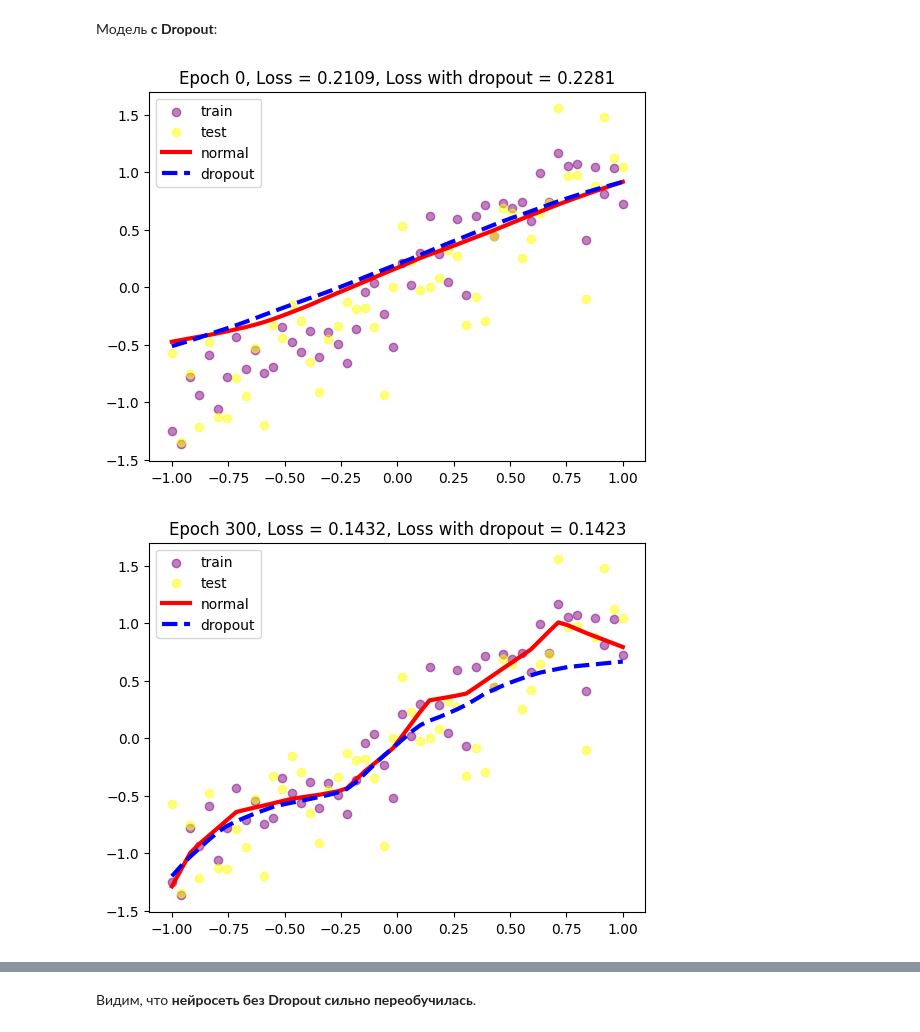
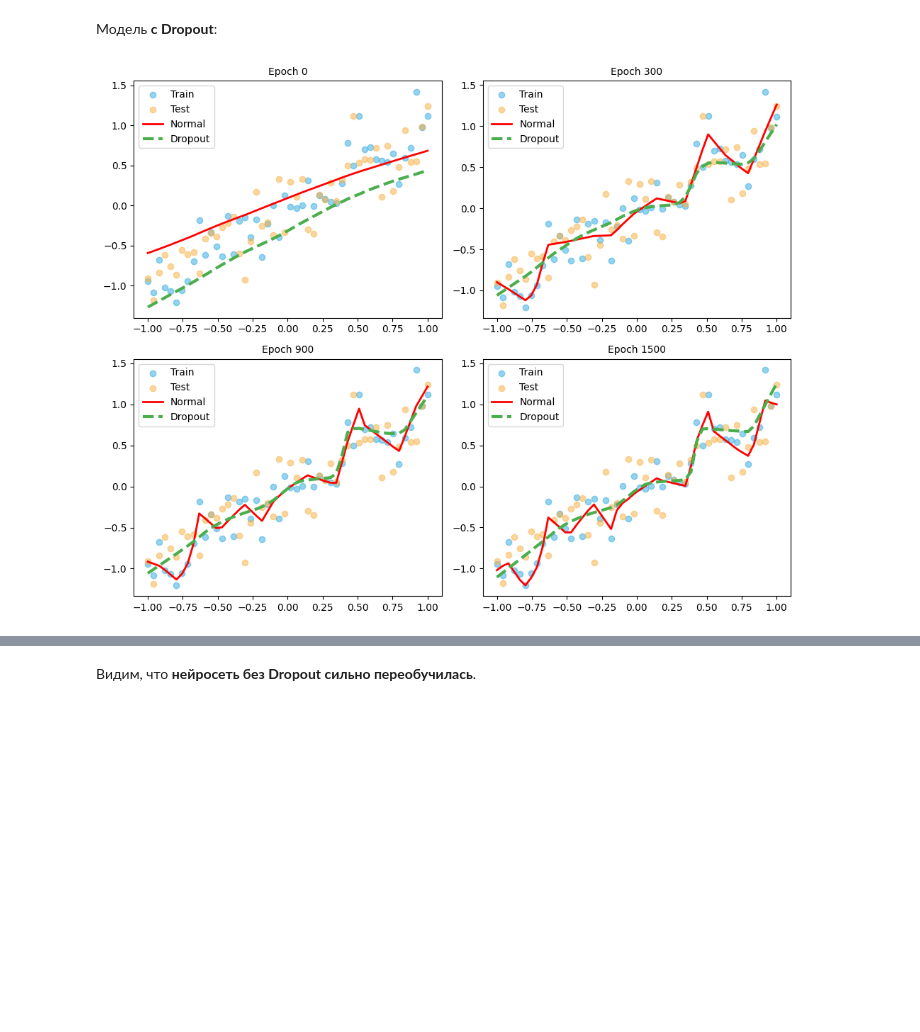
Before and after one commit to Gan4x4/cv, a Jupyter notebook: Neural_network/Dropout.ipynb, the cells around one changed output, grey strips where cells are left out. Drawn from its saved outputs; the diff is of its cells as text; code cells hidden in the pictures; blank space fills up the shorter version.

```diff
--- a/Neural_network/Dropout.ipynb
+++ b/Neural_network/Dropout.ipynb
@@ -545,71 +571,75 @@ model_dropout = nn.Sequential(
 )
 optimizer_dropout = torch.optim.Adam(model_dropout.parameters(), lr=0.01)
 # %%
-num_epochs = 1500
-criterion = torch.nn.MSELoss()
+import torch
+import torch.nn as nn
+import matplotlib.pyplot as plt
+
+
+fig, axes = plt.subplots(2, 2, figsize=(10, 8))
+axes = axes.flatten()
+plot_epochs = [0, 300, 900, 1500]
+
+num_epochs = 1501
+criterion = nn.MSELoss()
 
 for epoch in range(num_epochs):
-    # train without dropout
-    y_pred = model(x_train)  # look at the entire data in a single shot
+    y_pred = model(x_train)
     loss = criterion(y_pred, y_train)
     optimizer.zero_grad()
     loss.backward()
     optimizer.step()
 
-    # train with dropout
     y_pred_dropout = model_dropout(x_train)
     loss_dropout = criterion(y_pred_dropout, y_train)
     optimizer_dropout.zero_grad()
     loss_dropout.backward()
     optimizer_dropout.step()
 
-    if epoch % 300 == 0:
-        model.eval()  # not train mode
-        model_dropout.eval()  #  not train mode
+    if epoch in plot_epochs:
+        model.eval()
+        model_dropout.eval()
 
-        # get predictions
         y_test_pred = model(x_test)
         test_loss = criterion(y_test_pred, y_test)
 
         y_test_pred_dropout = model_dropout(x_test)
         test_loss_dropout = criterion(y_test_pred_dropout, y_test)
-        # plotting data and predictions
-        plt.scatter(
+
+        ax = axes[plot_epochs.index(epoch)]
+        ax.scatter(
             x_train.data.numpy(),
             y_train.data.numpy(),
-            c="purple",
             alpha=0.5,
-            label="train",
+            c="#2DA9E1",
+            label="Train",
         )
-        plt.scatter(
+        ax.scatter(
             x_test.data.numpy(),
             y_test.data.numpy(),
-            c="yellow",
+            c="#F9B041",
             alpha=0.5,
-            label="test",
+            label="Test",
         )
-        plt.plot(
-            x_test.data.numpy(), y_test_pred.data.numpy(), "r-", lw=3, label="normal"
+        ax.plot(
+            x_test.data.numpy(), y_test_pred.data.numpy(), "r-", lw=2, label="Normal"
         )
-        plt.plot(
+        ax.plot(
             x_test.data.numpy(),
             y_test_pred_dropout.data.numpy(),
-            "b--",
+            "#4AAE4D", linestyle='dashed',
             lw=3,
-            label="dropout",
+            label="Dropout",
         )
 
-        plt.title(
-            "Epoch %d, Loss = %0.4f, Loss with dropout = %0.4f"
-            % (epoch, test_loss, test_loss_dropout)
+        ax.set_title(
+            f"Epoch {epoch}",
+            fontsize=10,
         )
-
-        plt.legend()
-
-        model.train()  # train mode
-        model_dropout.train()  # train mode
-
-        plt.pause(0.05)
+        ax.legend()
+        model.train()
+        model_dropout.train()
+plt.tight_layout()
+plt.show()
 # %% [output]
-[figure, old version]
+[figure, new version]
-[figure, removed]
```
Also changed, not shown: parts of 26 cells of this notebook, 3 other files.
